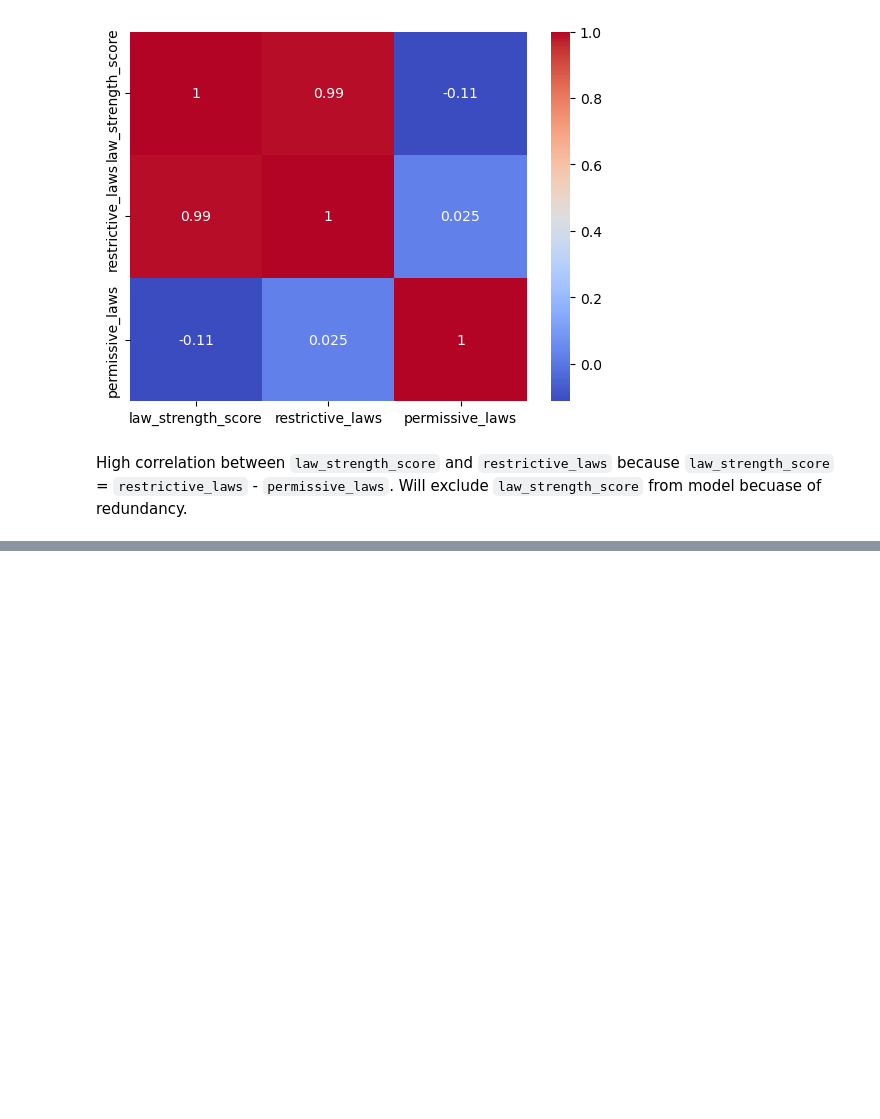
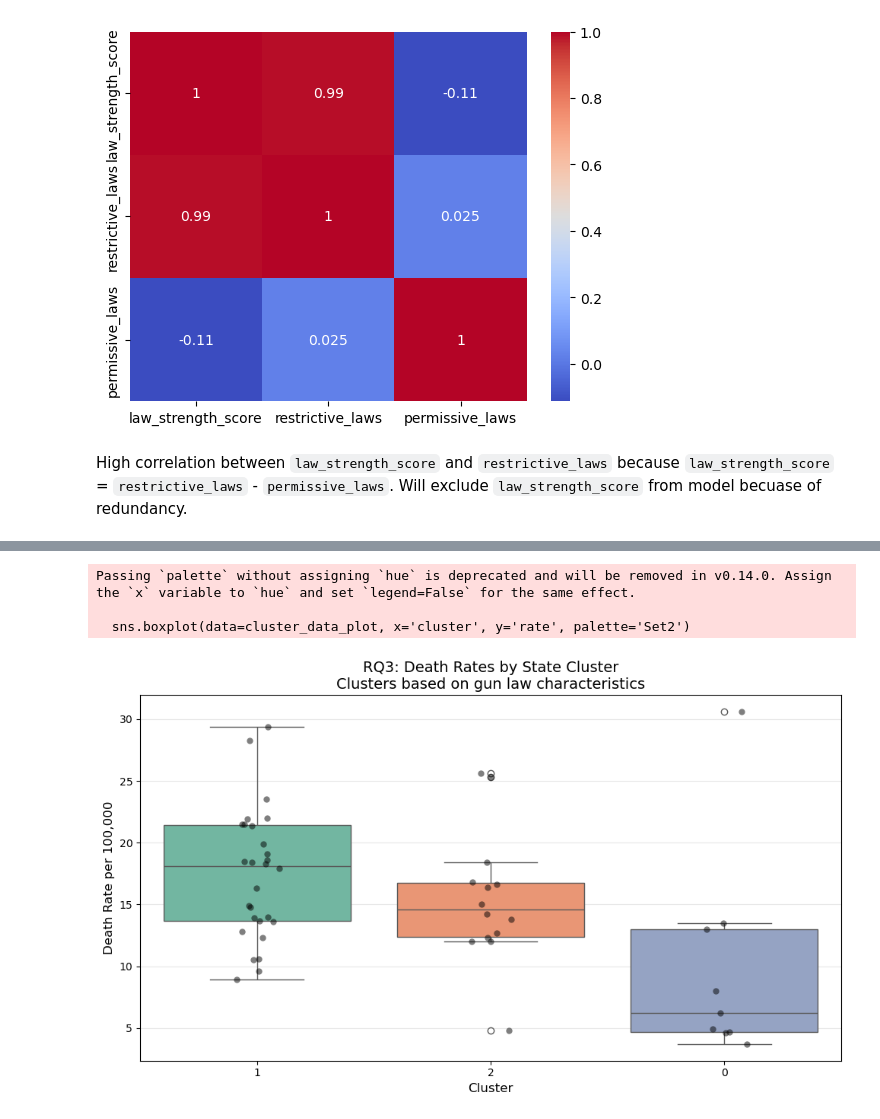
Before and after one commit to chloeob74/gun_policy_analysis, a Jupyter notebook: notebooks/models.ipynb, the cells around one changed output, grey strips where cells are left out. Saved outputs shown, nothing was run; the diff lists cells and outputs as text; code cells hidden in the pictures; blank space fills up the shorter version.

```diff
--- a/notebooks/models.ipynb
+++ b/notebooks/models.ipynb
@@ -64,0 +268,18 @@ High correlation between `law_strength_score` and `restrictive_laws` because `la
+# %%
+# Using k=3
+
+kmeans_final = KMeans(n_clusters=3, random_state=123, n_init=25)
+cluster_data['cluster'] = kmeans_final.fit_predict(cluster_features)
+
+cluster_summary = cluster_data.groupby('cluster').agg({
+    'state_name': 'count',
+    'rate': 'mean',
+    'law_strength_score': 'mean',
+    'restrictive_laws': 'mean',
+    'permissive_laws': 'mean'
+}).round(2).reset_index()
+cluster_summary.rename(columns={'state_name': 'n_states'}, inplace=True)
+
+# Make into dataframe
+cluster_summary = pd.DataFrame(cluster_summary)
+cluster_summary
@@ -64,0 +315,21 @@ High correlation between `law_strength_score` and `restrictive_laws` because `la
+# %%
+# Death Rates by cluster
+plt.figure(figsize=(10, 6))
+cluster_data_plot = cluster_data.copy()
+cluster_data_plot['cluster'] = cluster_data_plot['cluster'].astype(str)
+
+sns.boxplot(data=cluster_data_plot, x='cluster', y='rate', palette='Set2')
+sns.stripplot(data=cluster_data_plot, x='cluster', y='rate',
+              color='black', alpha=0.5, size=6)
+plt.xlabel('Cluster', fontsize=12)
+plt.ylabel('Death Rate per 100,000', fontsize=12)
+plt.title('RQ3: Death Rates by State Cluster\nClusters based on gun law characteristics',
+          fontsize=14)
+plt.grid(True, alpha=0.3, axis='y')
+plt.tight_layout()
+plt.show()
+# %% [output]
+Passing `palette` without assigning `hue` is deprecated and will be removed in v0.14.0. Assign the `x` variable to `hue` and set `legend=False` for the same effect.
+
+  sns.boxplot(data=cluster_data_plot, x='cluster', y='rate', palette='Set2')
+[figure, added]
```
Also changed, not shown: parts of 31 cells of this notebook.
